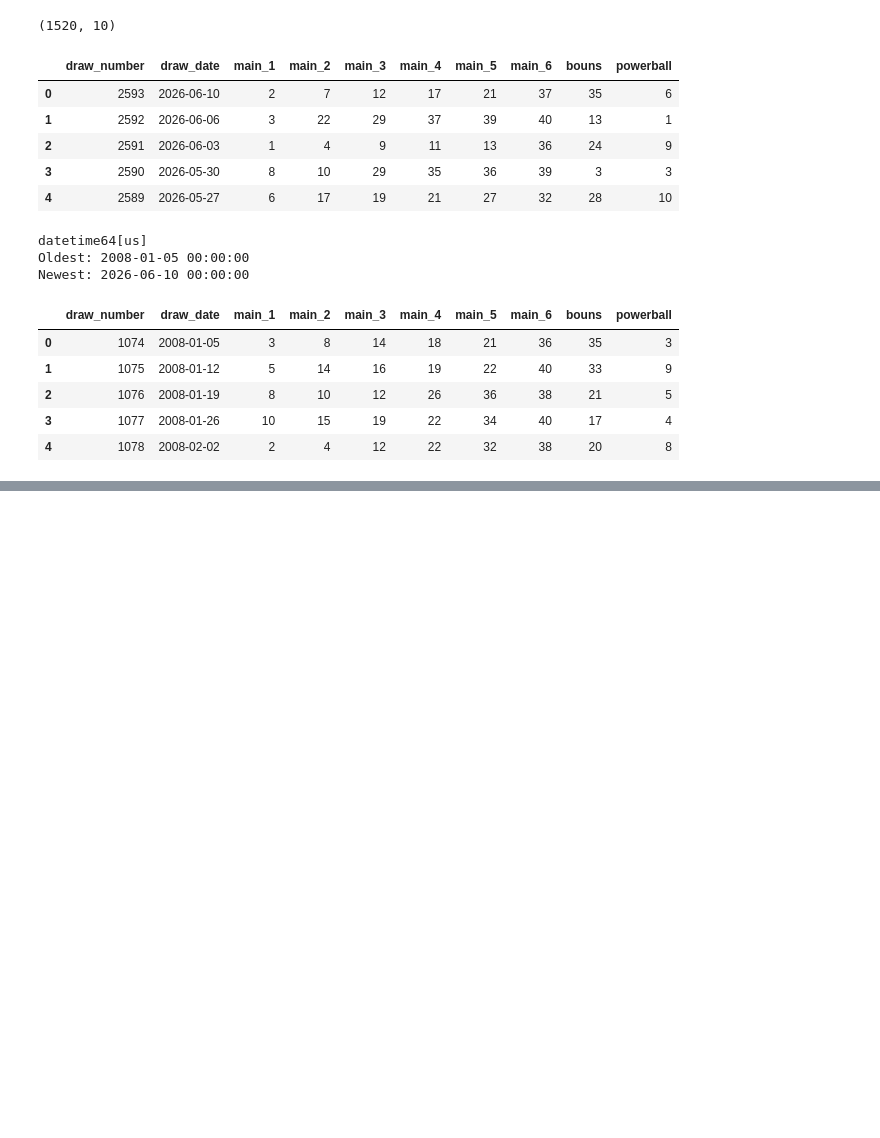
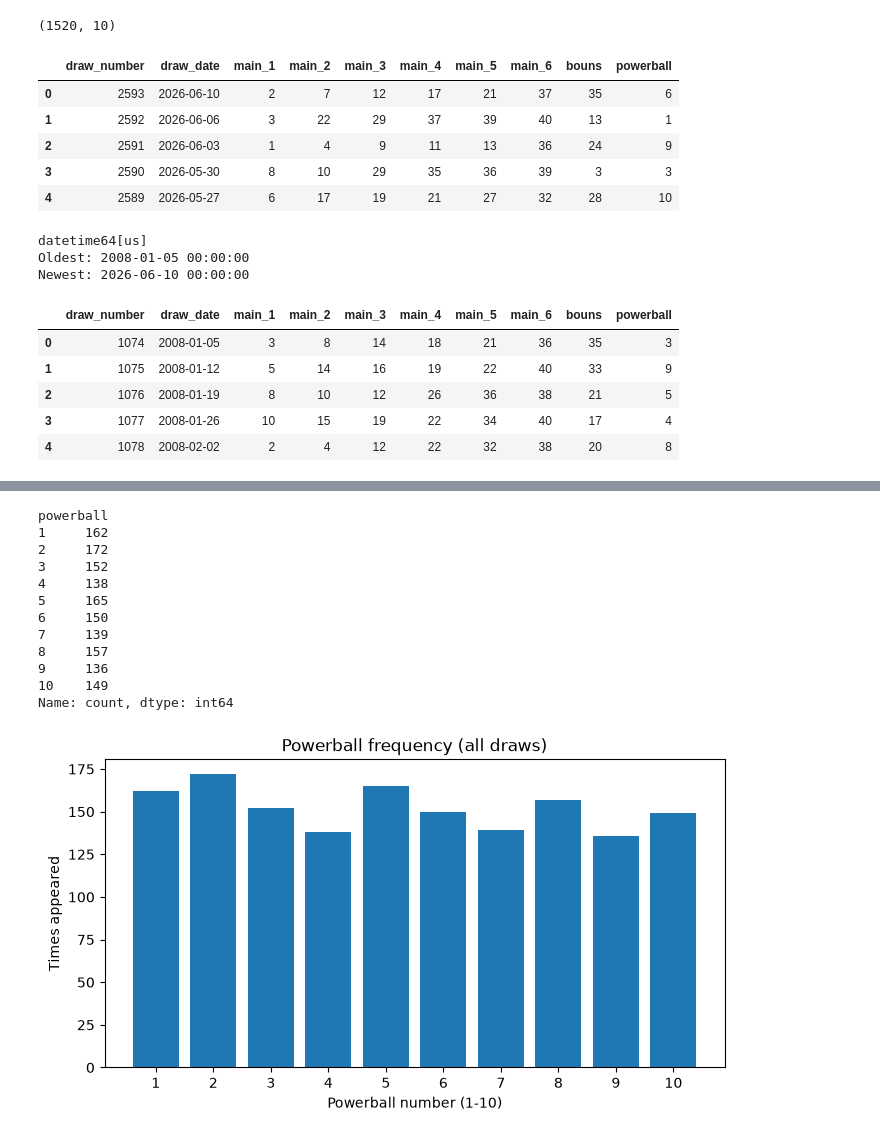
Before and after one commit to Ellywoooo/PowerballBot, a Jupyter notebook: notebooks/exploration.ipynb, the cells around one changed output, grey strips where cells are left out. Saved outputs shown, nothing was run; the diff lists cells and outputs as text; code cells hidden in the pictures; blank space fills up the shorter version.

```diff
--- a/notebooks/exploration.ipynb
+++ b/notebooks/exploration.ipynb
@@ -48,0 +120,28 @@ Newest: 2026-06-10 00:00:00
+# %%
+# Powerball frequency
+
+pb_freq = df["powerball"].value_counts().sort_index()
+
+print(pb_freq)
+
+plt.figure(figsize=(8, 4))
+plt.bar(pb_freq.index, pb_freq.values)
+plt.xlabel("Powerball number (1-10)")
+plt.ylabel("Times appeared")
+plt.title("Powerball frequency (all draws)")
+plt.xticks(range(1, 11))
+plt.show()
+# %% [output]
+powerball
+1     162
+2     172
+3     152
+4     138
+5     165
+6     150
+7     139
+8     157
+9     136
+10    149
+Name: count, dtype: int64
+[figure, added]
```
Also changed, not shown: parts of 4 cells of this notebook.
